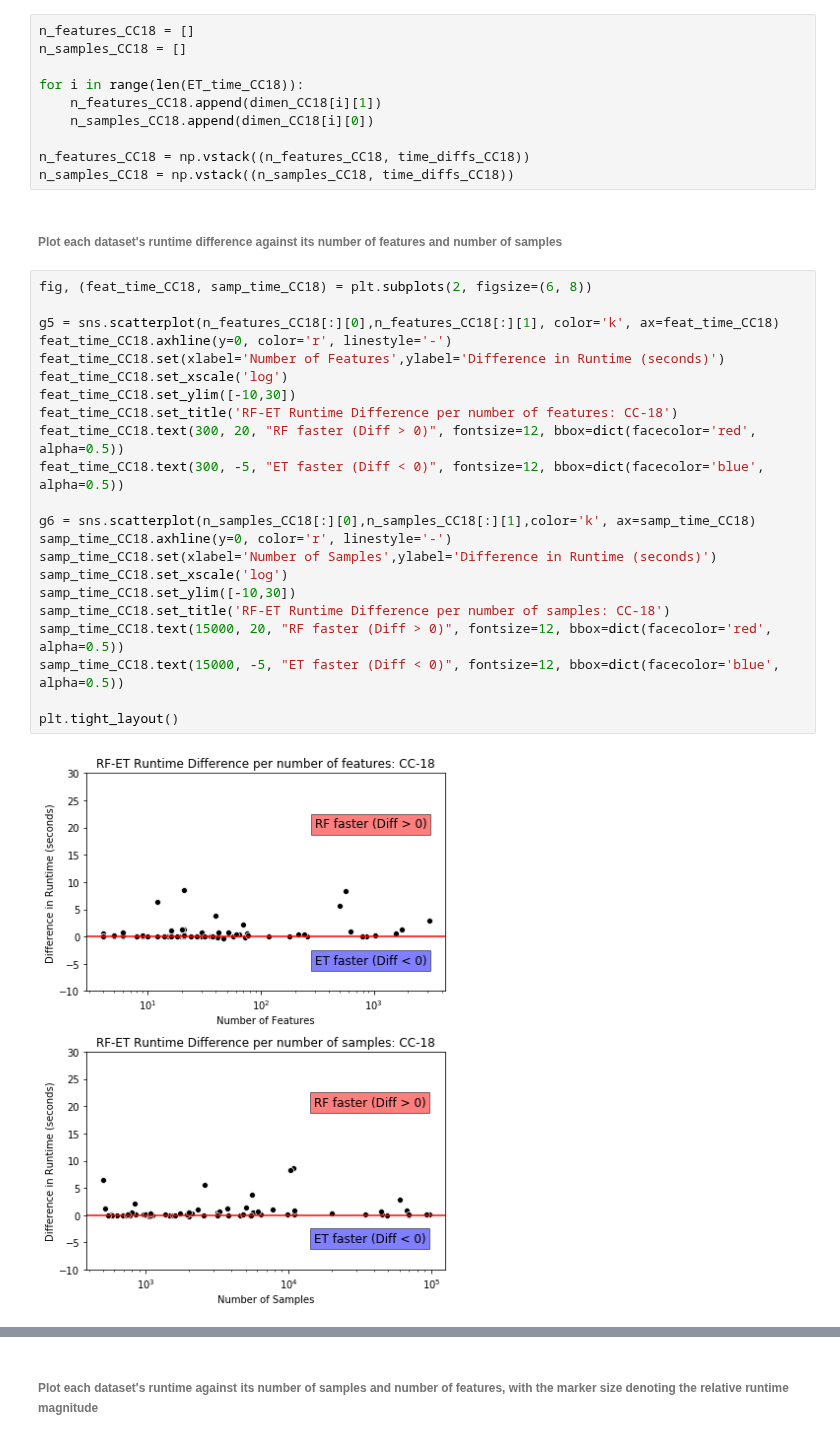
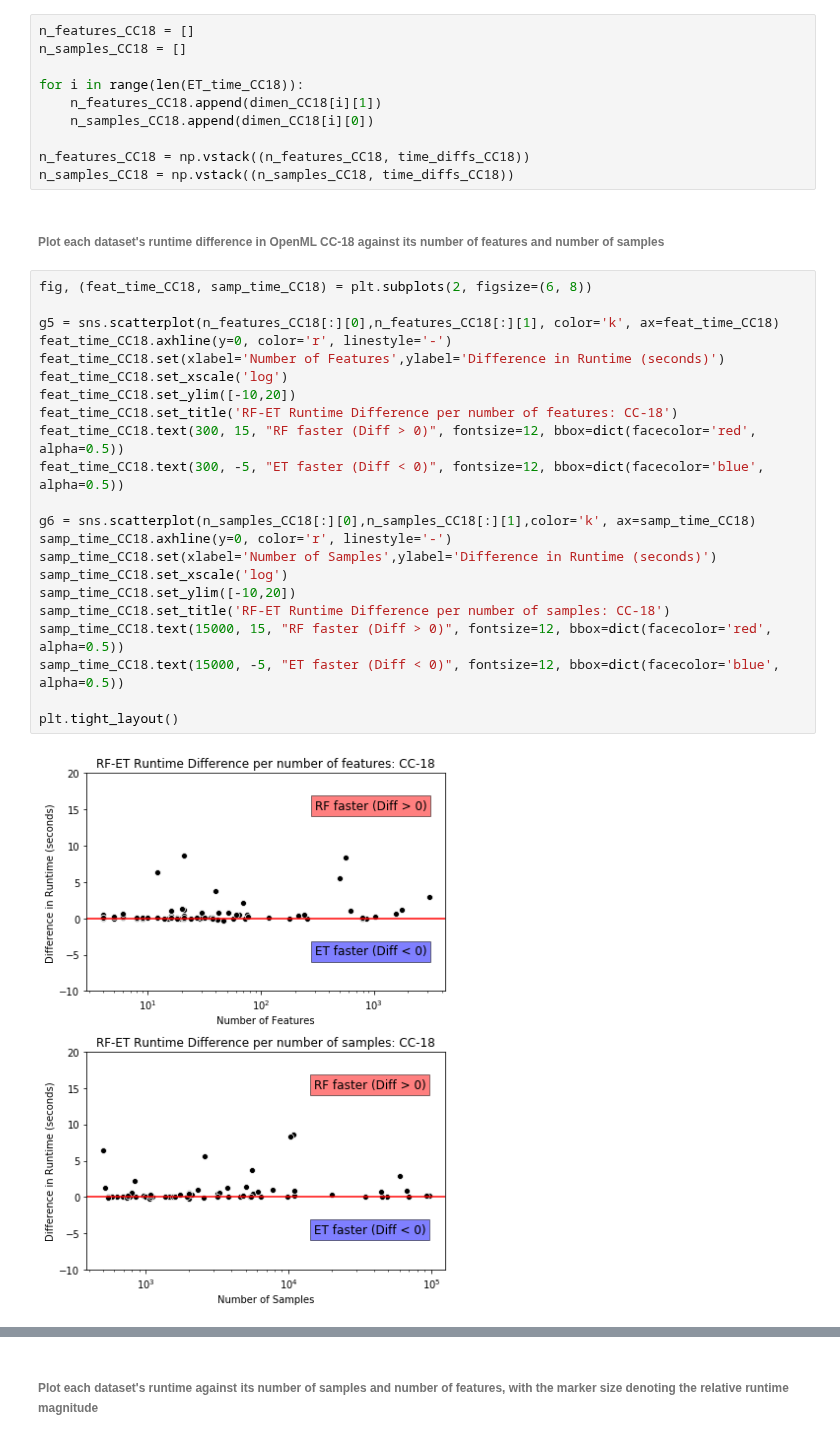
Before and after one commit to NeuroDataDesign/tealeaf, a Jupyter notebook: suyeon/code/RandomForest_ExtraTrees_Compare_Tutorial.ipynb, the cells around one changed output, grey strips where cells are left out. Saved outputs shown, nothing was run; the diff lists cells and outputs as text.

```diff
--- a/suyeon/code/RandomForest_ExtraTrees_Compare_Tutorial.ipynb
+++ b/suyeon/code/RandomForest_ExtraTrees_Compare_Tutorial.ipynb
@@ -461,28 +464,28 @@ for i in range(len(ET_time_CC18)):
 n_features_CC18 = np.vstack((n_features_CC18, time_diffs_CC18))
 n_samples_CC18 = np.vstack((n_samples_CC18, time_diffs_CC18))
 # %% [markdown]
-###### Plot each dataset's runtime difference against its number of features and number of samples
+###### Plot each dataset's runtime difference in OpenML CC-18 against its number of features and number of samples
 # %%
 fig, (feat_time_CC18, samp_time_CC18) = plt.subplots(2, figsize=(6, 8))
 
 g5 = sns.scatterplot(n_features_CC18[:][0],n_features_CC18[:][1], color='k', ax=feat_time_CC18)
 feat_time_CC18.axhline(y=0, color='r', linestyle='-')
 feat_time_CC18.set(xlabel='Number of Features',ylabel='Difference in Runtime (seconds)')
 feat_time_CC18.set_xscale('log')
-feat_time_CC18.set_ylim([-10,30])
+feat_time_CC18.set_ylim([-10,20])
 feat_time_CC18.set_title('RF-ET Runtime Difference per number of features: CC-18')
-feat_time_CC18.text(300, 20, "RF faster (Diff > 0)", fontsize=12, bbox=dict(facecolor='red', alpha=0.5))
+feat_time_CC18.text(300, 15, "RF faster (Diff > 0)", fontsize=12, bbox=dict(facecolor='red', alpha=0.5))
 feat_time_CC18.text(300, -5, "ET faster (Diff < 0)", fontsize=12, bbox=dict(facecolor='blue', alpha=0.5))
 
 g6 = sns.scatterplot(n_samples_CC18[:][0],n_samples_CC18[:][1],color='k', ax=samp_time_CC18)
 samp_time_CC18.axhline(y=0, color='r', linestyle='-')
 samp_time_CC18.set(xlabel='Number of Samples',ylabel='Difference in Runtime (seconds)')
 samp_time_CC18.set_xscale('log')
-samp_time_CC18.set_ylim([-10,30])
+samp_time_CC18.set_ylim([-10,20])
 samp_time_CC18.set_title('RF-ET Runtime Difference per number of samples: CC-18')
-samp_time_CC18.text(15000, 20, "RF faster (Diff > 0)", fontsize=12, bbox=dict(facecolor='red', alpha=0.5))
+samp_time_CC18.text(15000, 15, "RF faster (Diff > 0)", fontsize=12, bbox=dict(facecolor='red', alpha=0.5))
 samp_time_CC18.text(15000, -5, "ET faster (Diff < 0)", fontsize=12, bbox=dict(facecolor='blue', alpha=0.5))
 
 plt.tight_layout()
 # %% [output]
-[figure, old version]
+[figure, new version]
```
Also changed, not shown: parts of 14 cells of this notebook.
